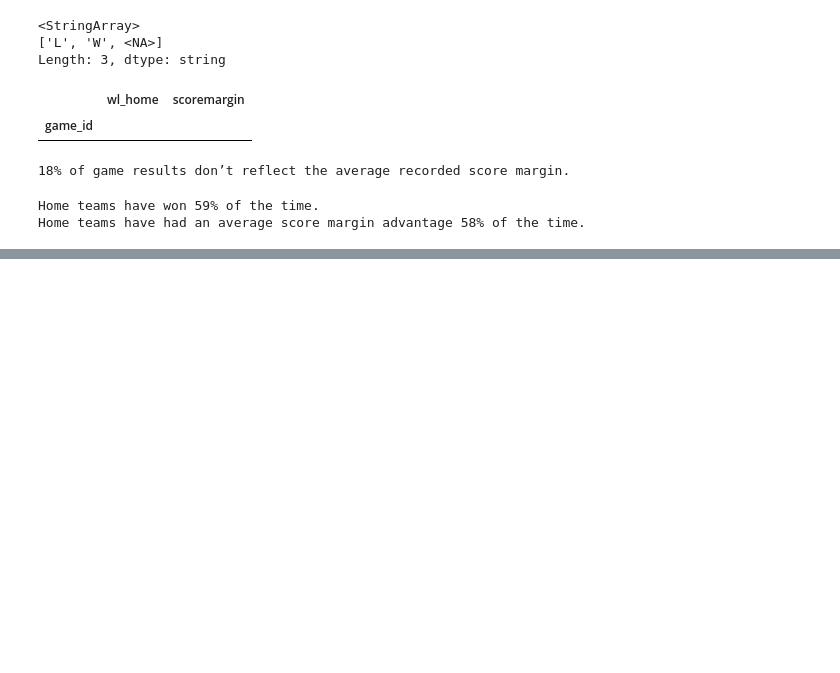
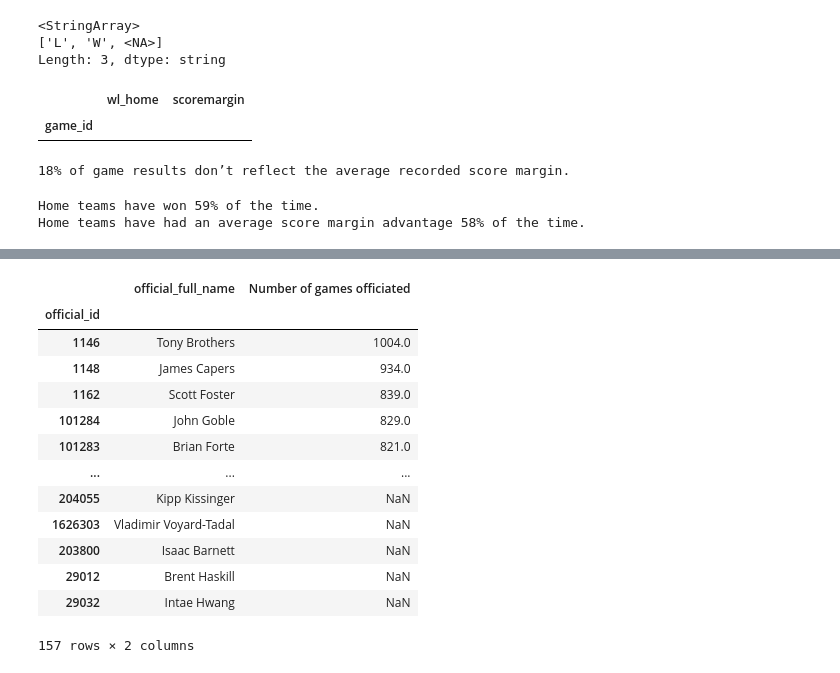
Before and after one commit to mustafaradheyyan/Revisiting-Pep-II, a Jupyter notebook: working_notebooks/eda_nba.ipynb, the cells around one changed output, grey strips where cells are left out. Saved outputs shown, nothing was run; the diff lists cells and outputs as text; code cells hidden in the pictures; blank space fills up the shorter version.

```diff
--- a/working_notebooks/eda_nba.ipynb
+++ b/working_notebooks/eda_nba.ipynb
@@ -591,0 +731,25 @@ Home teams have had an average score margin advantage 58% of the time.
+# %%
+(official_name_separate
+ .join(nba_df_copy[['official_id', 'official_full_name']]
+       .reset_index()
+       .drop_duplicates(subset='game_id')
+       .groupby('official_id')
+       .size()
+       .to_frame('Number of games officiated'))
+ .sort_values('Number of games officiated', ascending=False)
+)
+# %% [output]
+|  | official_full_name | Number of games officiated |
+| official_id |  |  |
+| 1146 | Tony Brothers | 1004.0 |
+| 1148 | James Capers | 934.0 |
+| 1162 | Scott Foster | 839.0 |
+| 101284 | John Goble | 829.0 |
+| 101283 | Brian Forte | 821.0 |
+| ... | ... | ... |
+| 204055 | Kipp Kissinger | NaN |
+| 1626303 | Vladimir Voyard-Tadal | NaN |
+| 203800 | Isaac Barnett | NaN |
+| 29012 | Brent Haskill | NaN |
+| 29032 | Intae Hwang | NaN |
+157 rows × 2 columns
```
Also changed, not shown: parts of 18 cells of this notebook.
